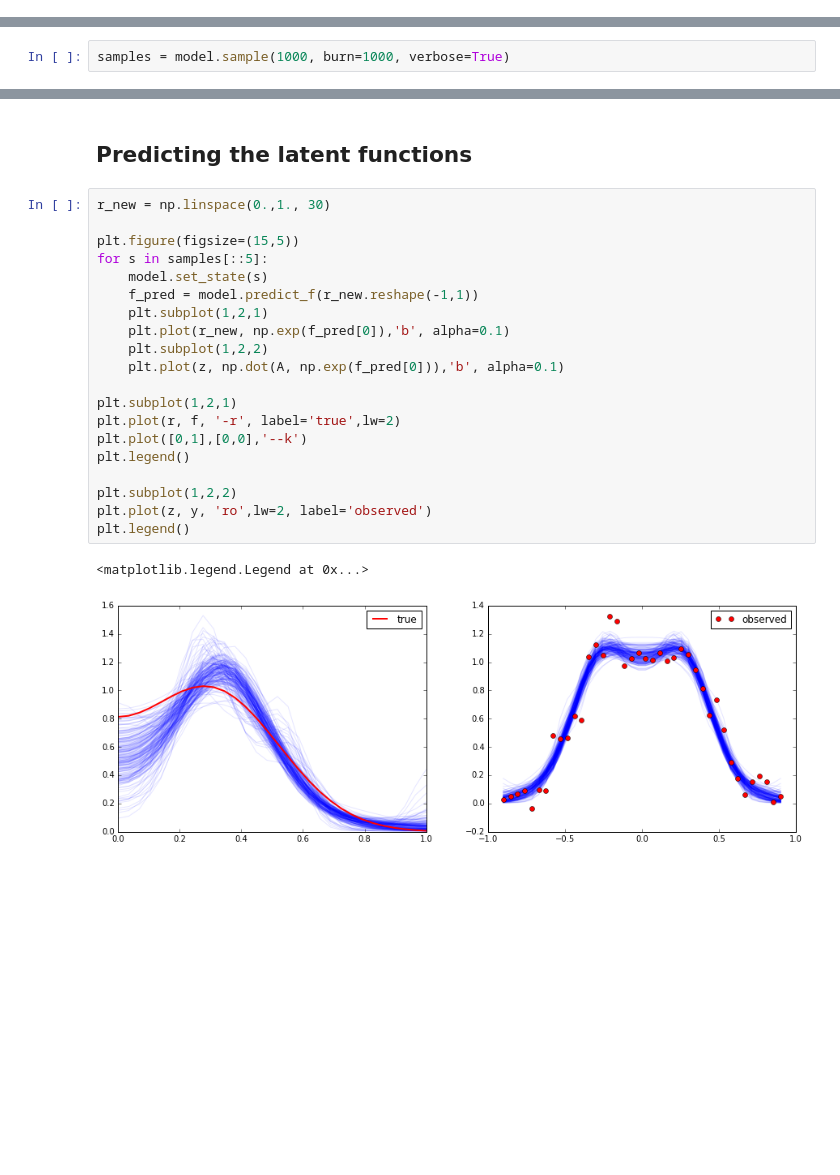
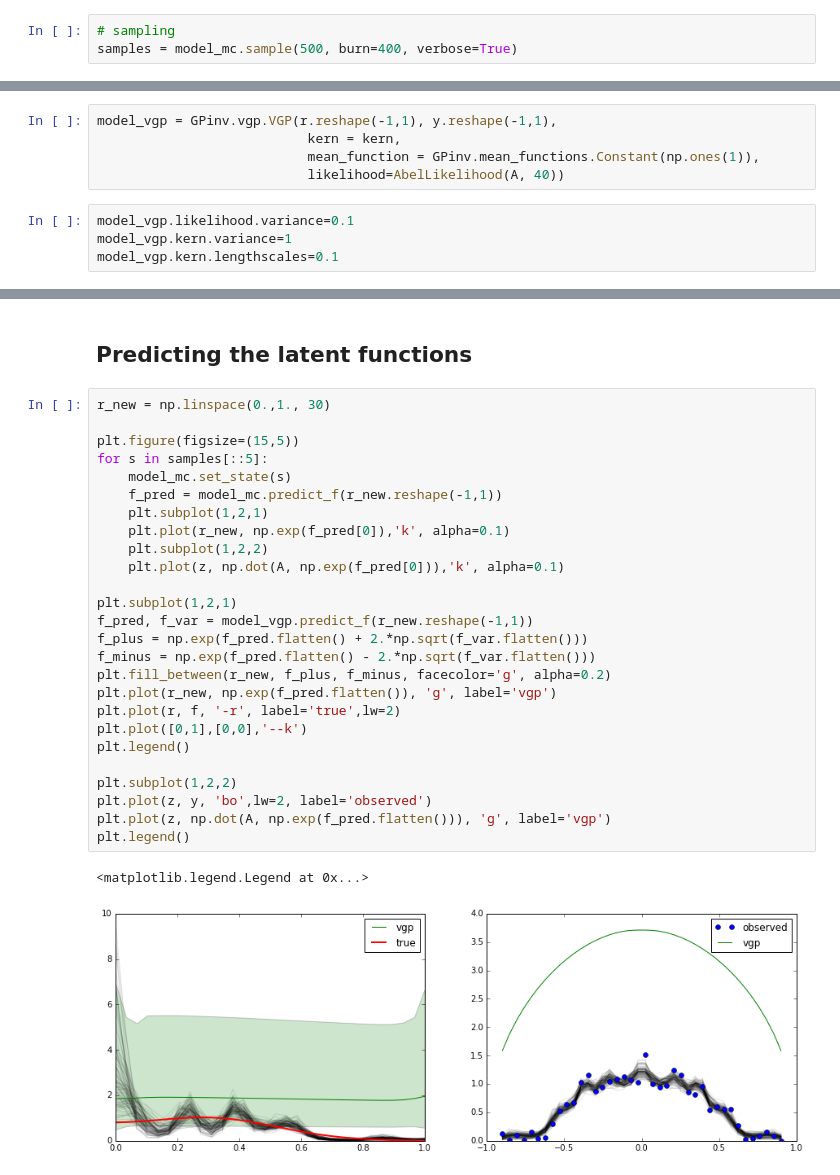
Before and after one commit to fujii-team/GPinv, a Jupyter notebook: notebooks/nonlinear_model_example.ipynb, the cells around one changed output, grey strips where cells are left out. Saved outputs shown, nothing was run; the diff lists cells and outputs as text; blank space fills up the shorter version.

```diff
--- a/notebooks/nonlinear_model_example.ipynb
+++ b/notebooks/nonlinear_model_example.ipynb
@@ -125,0 +129,3 @@ model = GPinv.nonlinear_model.GPMC(r.reshape(-1,1), y.reshape(-1,1),
+# %%
+# sampling
+samples = model_mc.sample(500, burn=400, verbose=True)
@@ -128,2 +147,0 @@ model = GPinv.nonlinear_model.GPMC(r.reshape(-1,1), y.reshape(-1,1),
-# %%
-samples = model.sample(1000, burn=1000, verbose=True)
@@ -147,0 +148,9 @@ Iteration:  1000         Acc Rate:  74.0 %
+# %%
+model_vgp = GPinv.vgp.VGP(r.reshape(-1,1), y.reshape(-1,1),
+                           kern = kern,
+                           mean_function = GPinv.mean_functions.Constant(np.ones(1)),
+                           likelihood=AbelLikelihood(A, 40))
+# %%
+model_vgp.likelihood.variance=0.1
+model_vgp.kern.variance=1
+model_vgp.kern.lengthscales=0.1
@@ -150,23 +194,29 @@ Iteration:  1000         Acc Rate:  74.0 %
 # %%
 r_new = np.linspace(0.,1., 30)
 
 plt.figure(figsize=(15,5))
 for s in samples[::5]:
-    model.set_state(s)
-    f_pred = model.predict_f(r_new.reshape(-1,1))
+    model_mc.set_state(s)
+    f_pred = model_mc.predict_f(r_new.reshape(-1,1))
     plt.subplot(1,2,1)
-    plt.plot(r_new, np.exp(f_pred[0]),'b', alpha=0.1)
+    plt.plot(r_new, np.exp(f_pred[0]),'k', alpha=0.1)
     plt.subplot(1,2,2)
-    plt.plot(z, np.dot(A, np.exp(f_pred[0])),'b', alpha=0.1)
+    plt.plot(z, np.dot(A, np.exp(f_pred[0])),'k', alpha=0.1)
 
 plt.subplot(1,2,1)
+f_pred, f_var = model_vgp.predict_f(r_new.reshape(-1,1))
+f_plus = np.exp(f_pred.flatten() + 2.*np.sqrt(f_var.flatten()))
+f_minus = np.exp(f_pred.flatten() - 2.*np.sqrt(f_var.flatten()))
+plt.fill_between(r_new, f_plus, f_minus, facecolor='g', alpha=0.2)
+plt.plot(r_new, np.exp(f_pred.flatten()), 'g', label='vgp')
 plt.plot(r, f, '-r', label='true',lw=2)
 plt.plot([0,1],[0,0],'--k')
 plt.legend()
 
 plt.subplot(1,2,2)
-plt.plot(z, y, 'ro',lw=2, label='observed')
+plt.plot(z, y, 'bo',lw=2, label='observed')
+plt.plot(z, np.dot(A, np.exp(f_pred.flatten())), 'g', label='vgp')
 plt.legend()
 # %% [output]
 <matplotlib.legend.Legend at 0x...>
-[figure, old version]
+[figure, new version]
```
Also changed, not shown: parts of 18 cells of this notebook, 9 other files.
